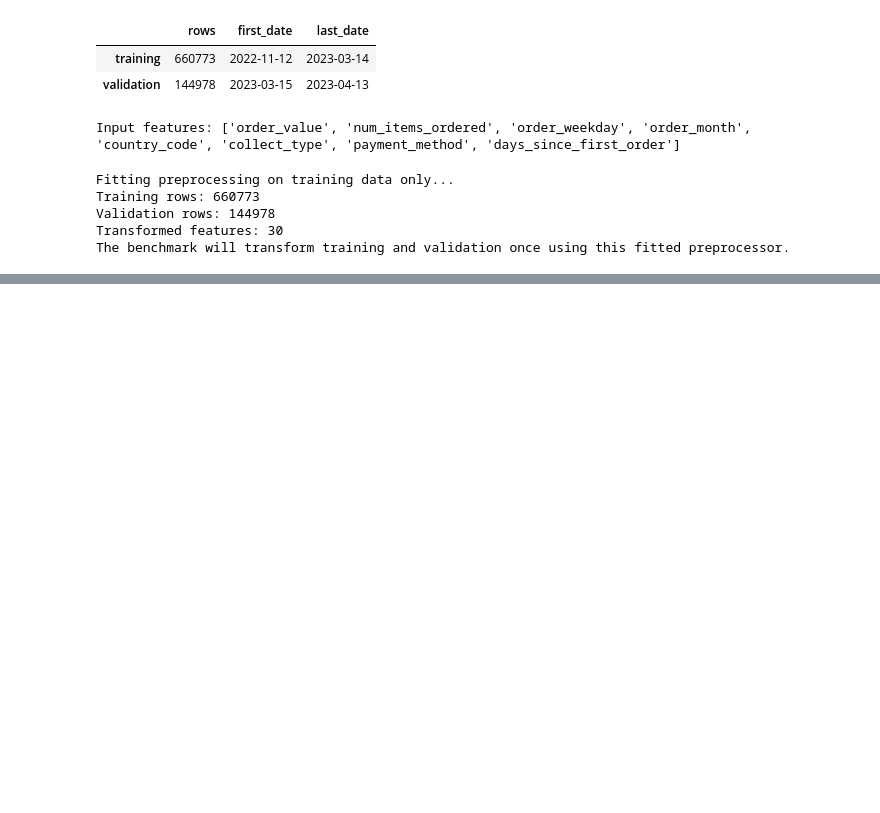
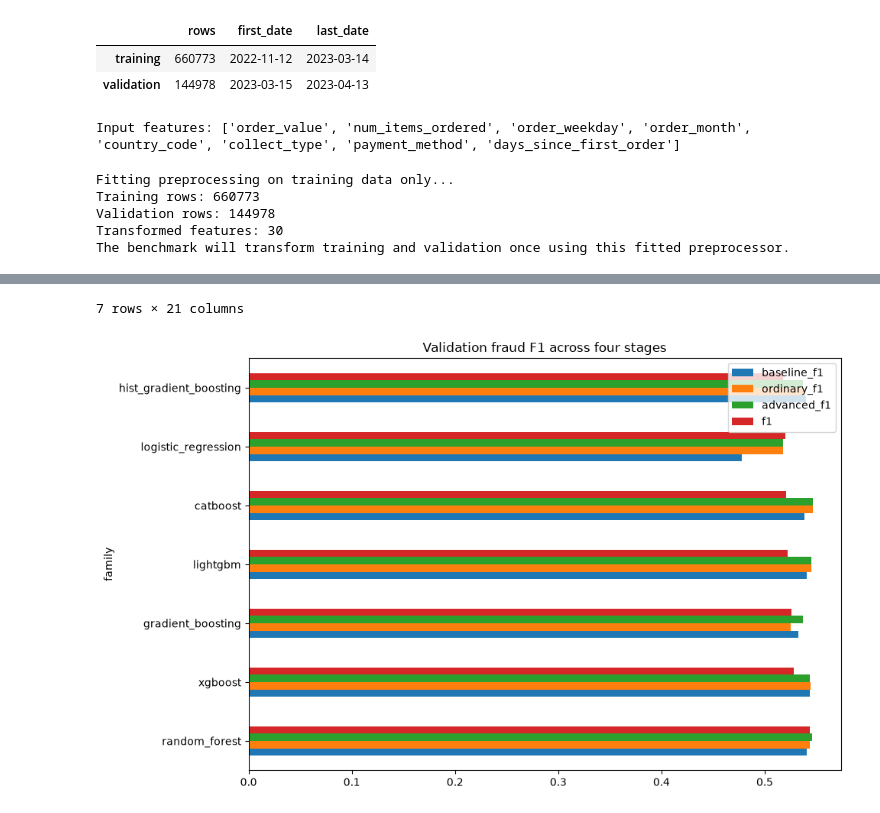
Before and after one commit to hqasdf/agilemlops-ca1, a Jupyter notebook: ca1 hq file.ipynb, the cells around one changed output, grey strips where cells are left out. Saved outputs shown, nothing was run; the diff lists cells and outputs as text; code cells hidden in the pictures; blank space fills up the shorter version.

```diff
--- a/ca1 hq file.ipynb
+++ b/ca1 hq file.ipynb
@@ -1413,0 +900,14 @@ Local verification runs: CatBoost `a32ff6b4cdae4476ac3be5b79e0ed56a`; LightGBM `
+# %%
+leaderboard = final[["selection_source", "config", "threshold", "f1", "precision", "recall",
+                     "average_precision", "roc_auc", "accuracy", "false_positive_rate",
+                     "tn", "fp", "fn", "tp", "training_seconds", "prediction_seconds", "run_id"]].copy()
+leaderboard.insert(0, "baseline_f1", baseline.f1)
+leaderboard.insert(1, "ordinary_f1", ordinary.f1)
+leaderboard.insert(2, "advanced_f1", advanced.f1)
+leaderboard.insert(5, "selected_f1_at_0.5", final.fixed.map(lambda m: m["f1"]))
+display(leaderboard)
+
+columns = ["baseline_f1", "ordinary_f1", "advanced_f1", "f1"]
+leaderboard[columns].plot.barh(figsize=(10, 7), title="Validation fraud F1 across four stages")
+plt.show()
+# %% [output]
@@ -1413,0 +923,2 @@ Local verification runs: CatBoost `a32ff6b4cdae4476ac3be5b79e0ed56a`; LightGBM `
+7 rows × 21 columns
+[figure, added]
```
Also changed, not shown: parts of 62 cells of this notebook, 6 other files.
